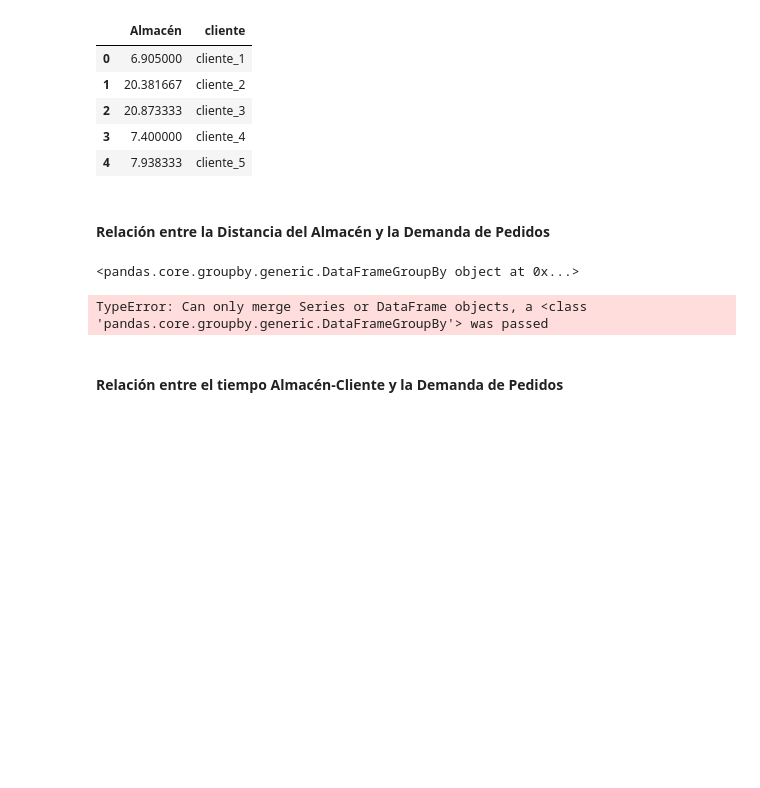
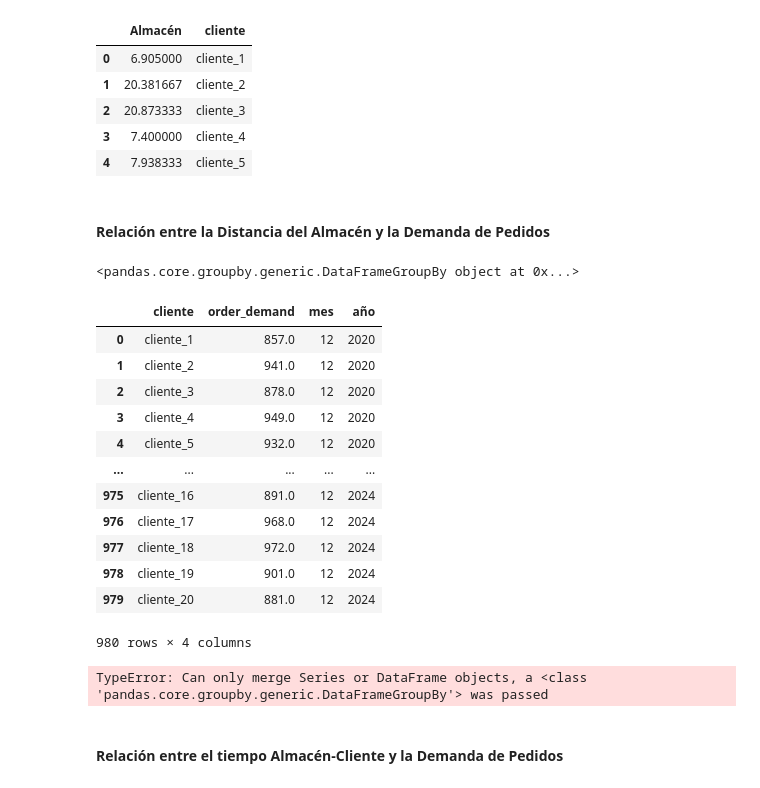
Before and after one commit to kikemocha/Distribution_of_perishable_goods, a Jupyter notebook: AnalisisPrediccion.ipynb, the cells around one changed output. Saved outputs shown, nothing was run; the diff lists cells and outputs as text; code cells hidden in the pictures; blank space fills up the shorter version.

```diff
--- a/AnalisisPrediccion.ipynb
+++ b/AnalisisPrediccion.ipynb
@@ -128,6 +128,22 @@ total_demand_per_client = df_historic_orders.groupby('cliente')
 total_demand_per_client
 # %% [output]
 <pandas.core.groupby.generic.DataFrameGroupBy object at 0x...>
+# %%
+df_historic_orders
+# %% [output]
+|  | cliente | order_demand | mes | año |
+| 0 | cliente_1 | 857.0 | 12 | 2020 |
+| 1 | cliente_2 | 941.0 | 12 | 2020 |
+| 2 | cliente_3 | 878.0 | 12 | 2020 |
+| 3 | cliente_4 | 949.0 | 12 | 2020 |
+| 4 | cliente_5 | 932.0 | 12 | 2020 |
+| ... | ... | ... | ... | ... |
+| 975 | cliente_16 | 891.0 | 12 | 2024 |
+| 976 | cliente_17 | 968.0 | 12 | 2024 |
+| 977 | cliente_18 | 972.0 | 12 | 2024 |
+| 978 | cliente_19 | 901.0 | 12 | 2024 |
+| 979 | cliente_20 | 881.0 | 12 | 2024 |
+980 rows × 4 columns
 # %%
 df_distance_demand = pd.merge(df_distacia_almacen_km, total_demand_per_client, on='cliente')
 
```
Also changed, not shown: 3 other files.
